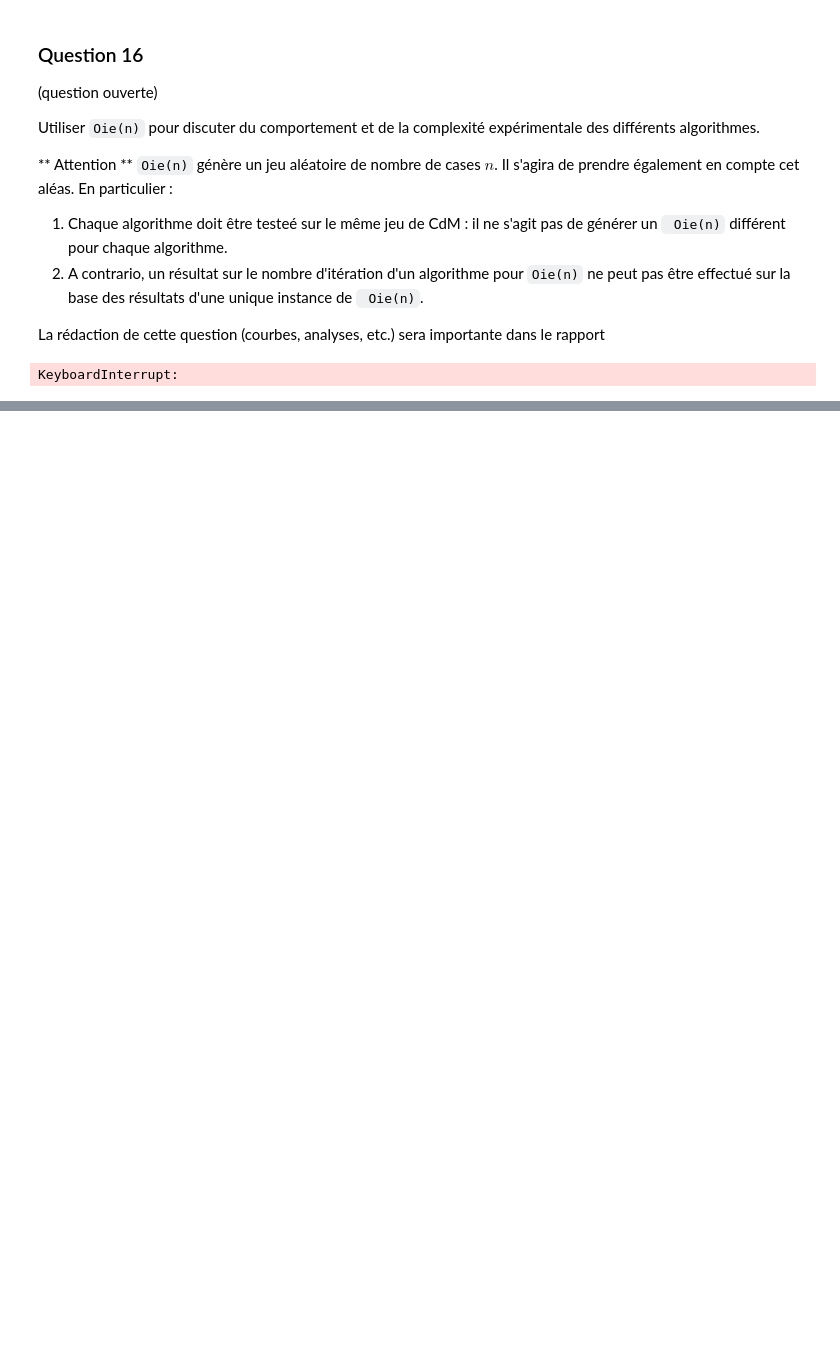
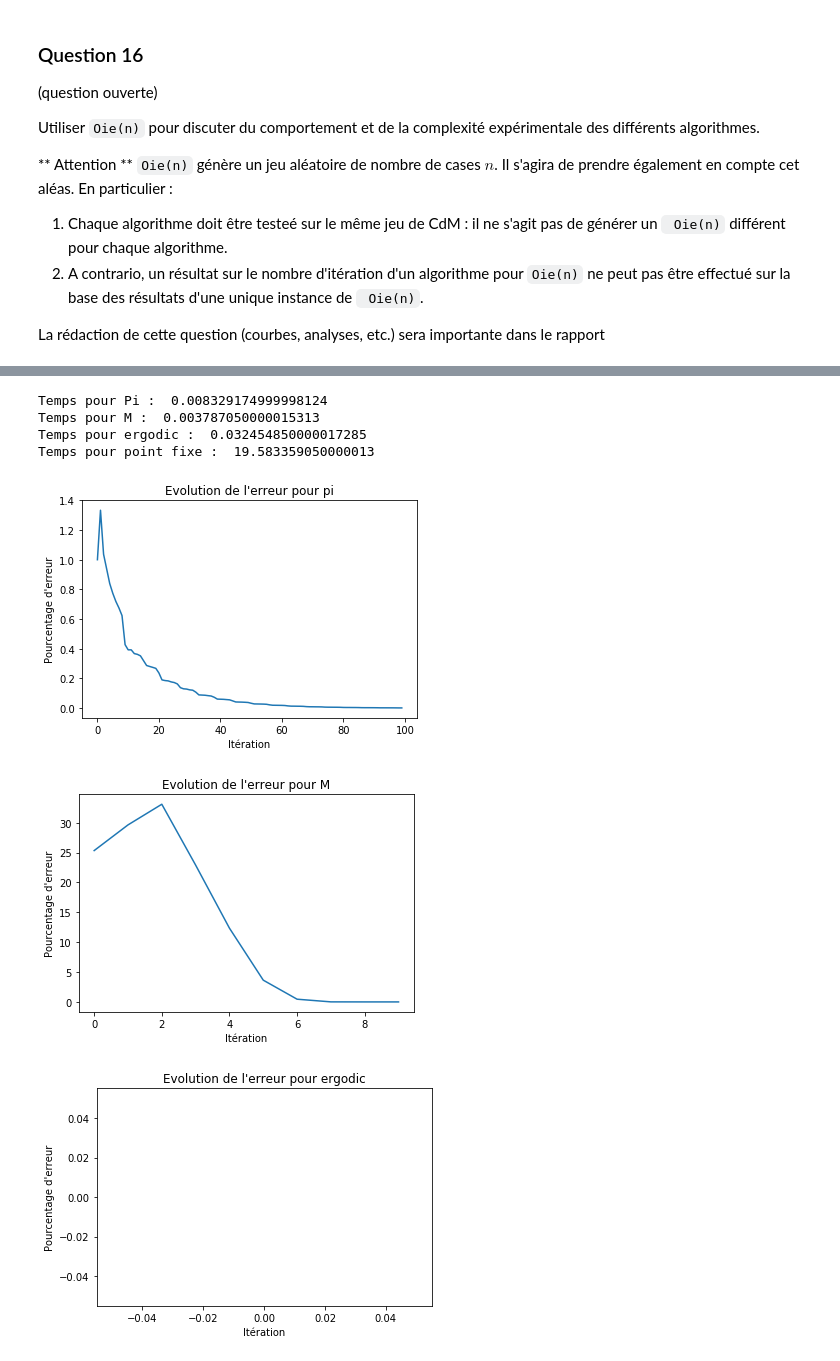
Before and after one commit to Marc-Hu/Proba-Stat, a Jupyter notebook: Projet3/semaine3.ipynb, the cells around one changed output, grey strips where cells are left out. Cells and saved outputs as stored; diff of their text form; code cells hidden in the pictures; blank space fills up the shorter version.

```diff
--- a/Projet3/semaine3.ipynb
+++ b/Projet3/semaine3.ipynb
@@ -127,22 +127,29 @@ Utiliser `Oie(n)` pour discuter du comportement et de la complexité expériment
 2. A contrario, un résultat sur le nombre d'itération d'un algorithme pour `Oie(n)`  ne peut pas être effectué sur la base des résultats d'une unique instance de ` Oie(n)`.
 
 La rédaction de cette question (courbes, analyses, etc.) sera importante dans le rapport
-# %%
-%matplotlib inline
-from Oie import Oie
-from CdMConvergence import CdMConvergence
-
-o = Oie(20, 6)
-cdm = CdMConvergence(o)
-cdm.get_temps()
-cdm.showErrorBending("pi")
-cdm.showErrorBending("M")
-cdm.showErrorBending("ergodic")
-# %% [output]
-KeyboardInterrupt:
 # %% [markdown]
 ![Exemble de courbe 1](images/C1.png)
 <div style="text-align: center"><small>--JUSTE UN EXEMPLE DE COURBE DE SUIVI DE CONVERGENCE--</small></div>
 # %% [markdown]
 ![Exemble de courbe 2](images/C2.png)
 <div style="text-align: center"><small>--JUSTE UN EXEMPLE DE COURBE DE SUIVI DE COMPLEXITE POUR 3 ALGO--</small></div>
+# %%
+%matplotlib inline
+from Oie import Oie
+from CdMConvergence import CdMConvergence
+import time
+
+o = Oie(20, 3)
+cdm = CdMConvergence(o)
+cdm.get_temps()
+cdm.showErrorBending("pi")
+cdm.showErrorBending("M")
+cdm.showErrorBending("ergodic")
+# %% [output]
+Temps pour Pi :  0.008329174999998124
+Temps pour M :  0.003787050000015313
+Temps pour ergodic :  0.032454850000017285
+Temps pour point fixe :  19.583359050000013
+[figure, added]
+[figure, added]
+[figure, added]
```
Also changed, not shown: parts of 2 cells of this notebook, 7 other files.
